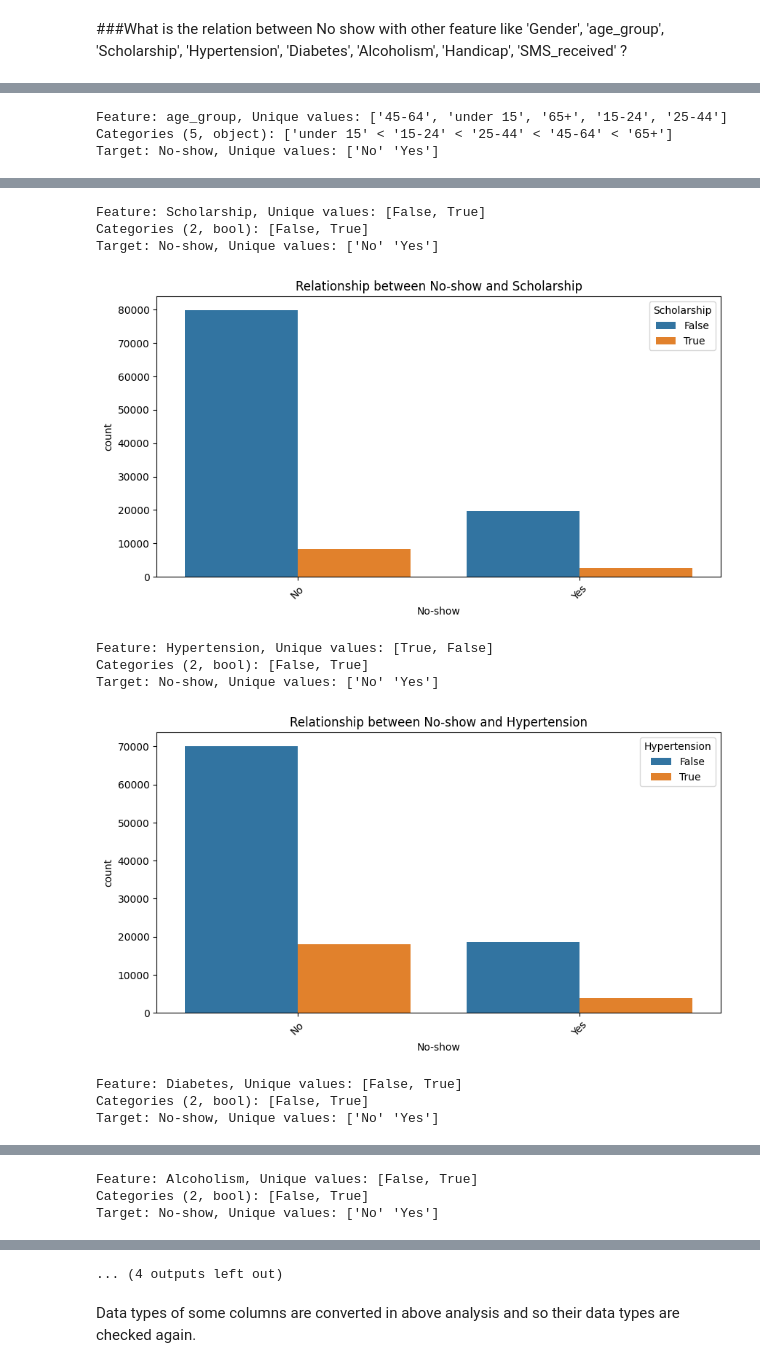
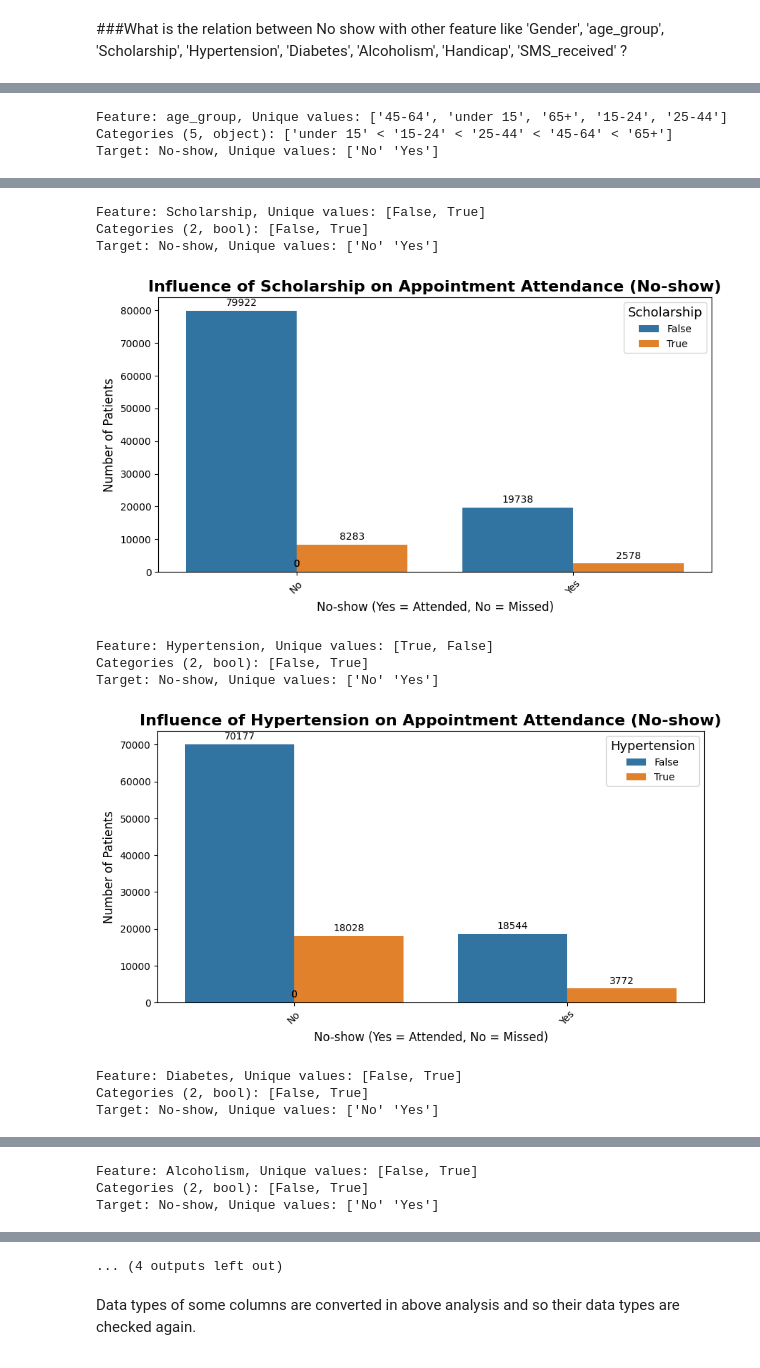
Before and after one commit to prabhursingh/No-Show, a Jupyter notebook: no show.ipynb, the cells around one changed output, grey strips where cells are left out. Drawn from its saved outputs; the diff is of its cells as text; code cells hidden in the pictures.

```diff
--- a/no show.ipynb
+++ b/no show.ipynb
@@ -258,6 +243,7 @@ df['Diabetes'] = df['Diabetes'].astype(bool)
 df['Alcoholism'] = df['Alcoholism'].astype(bool)
 df['Handicap'] = df['Handicap'].astype(bool)
 df['SMS_received'] = df['SMS_received'].astype(bool)
+df['Gender'] = df['Gender'].astype("category")
 
 df.dtypes
 # %% [output]
@@ -347,18 +345,33 @@ Thus, most of the data types of columns are corrected. Schedule Day and Appointm
 # %% [markdown]
 What is the Distribution of Neighbourhood and age_group ?
 # %%
+# Loop through each categorical column
 categorical_cols = df.select_dtypes(include=['category']).columns
 for col in categorical_cols:
     # Get the value counts for the column
     value_counts = df[col].value_counts()
+
+    # Print the value counts for context
     print(f"\nValue counts for {col}:")
     print(value_counts)
 
-    # Plot the value counts, limiting to the top 10 categories for faster plotting
+    # Plot the value counts, limiting to the top 10 categories for clarity
     plt.figure(figsize=(10, 5))
     sns.countplot(x=col, data=df, order=value_counts.index[:10])
-    plt.title(f"Distribution of {col}")
+
+    # Add meaningful labels and title
+    plt.title(f"Distribution of {col}", fontsize=14)
+    plt.xlabel(f"{col}", fontsize=12)  # X-axis label with column name
+    plt.ylabel("Frequency", fontsize=12)  # Y-axis label for frequency counts
+
+    # Optional: Annotate bars with values for clarity
+    for i, count in enumerate(value_counts[:10]):
+        plt.text(i, count + 0.5, str(count), ha='center', va='bottom', fontsize=10)
+
+    # Rotate the x-tick labels for readability
     plt.xticks(rotation=45)
+
+    # Display the plot
     plt.show(block=False)
     plt.pause(0.1)
     plt.close()
@@ -451,9 +490,29 @@ if 'No-show' in df.columns:
             # Proceed to plot only if data is available
             if not df_subset.empty:
                 plt.figure(figsize=(10, 5))
-                sns.countplot(x=target, hue=col, data=df_subset)  # Removed order to check the actual categories
-                plt.title(f"Relationship between No-show and {col}")
+
+                # Plot with countplot to show the relationship between No-show and the feature
+                ax = sns.countplot(x=target, hue=col, data=df_subset)
+
+                # Add titles and labels for better storytelling
+                plt.title(f"Influence of {col} on Appointment Attendance (No-show)", fontsize=16, fontweight='bold')
+                plt.xlabel("No-show (Yes = Attended, No = Missed)", fontsize=12)
+                plt.ylabel("Number of Patients", fontsize=12)
+                plt.legend(title=col, title_fontsize='13', loc='upper right')
+
+                # Customize x-ticks to improve readability
                 plt.xticks(rotation=45)
+
+                # Add count labels to each bar
+                for p in ax.patches:
+                    ax.annotate(f'{int(p.get_height())}',
+                                (p.get_x() + p.get_width() / 2., p.get_height()),
+                                ha = 'center', va = 'baseline',
+                                fontsize=10, color='black',
+                                xytext=(0, 5),
+                                textcoords='offset points')
+
+                # Show the plot
                 plt.show()
 # %% [output]
 Feature: Gender, Unique values: ['F', 'M']
@@ -467,11 +526,11 @@ Target: No-show, Unique values: ['No' 'Yes']
 Feature: Scholarship, Unique values: [False, True]
 Categories (2, bool): [False, True]
 Target: No-show, Unique values: ['No' 'Yes']
-[figure, old version]
+[figure, new version]
 Feature: Hypertension, Unique values: [True, False]
 Categories (2, bool): [False, True]
 Target: No-show, Unique values: ['No' 'Yes']
-[figure, old version]
+[figure, new version]
 Feature: Diabetes, Unique values: [False, True]
 Categories (2, bool): [False, True]
 Target: No-show, Unique values: ['No' 'Yes']
```
Also changed, not shown: parts of 142 cells of this notebook.
